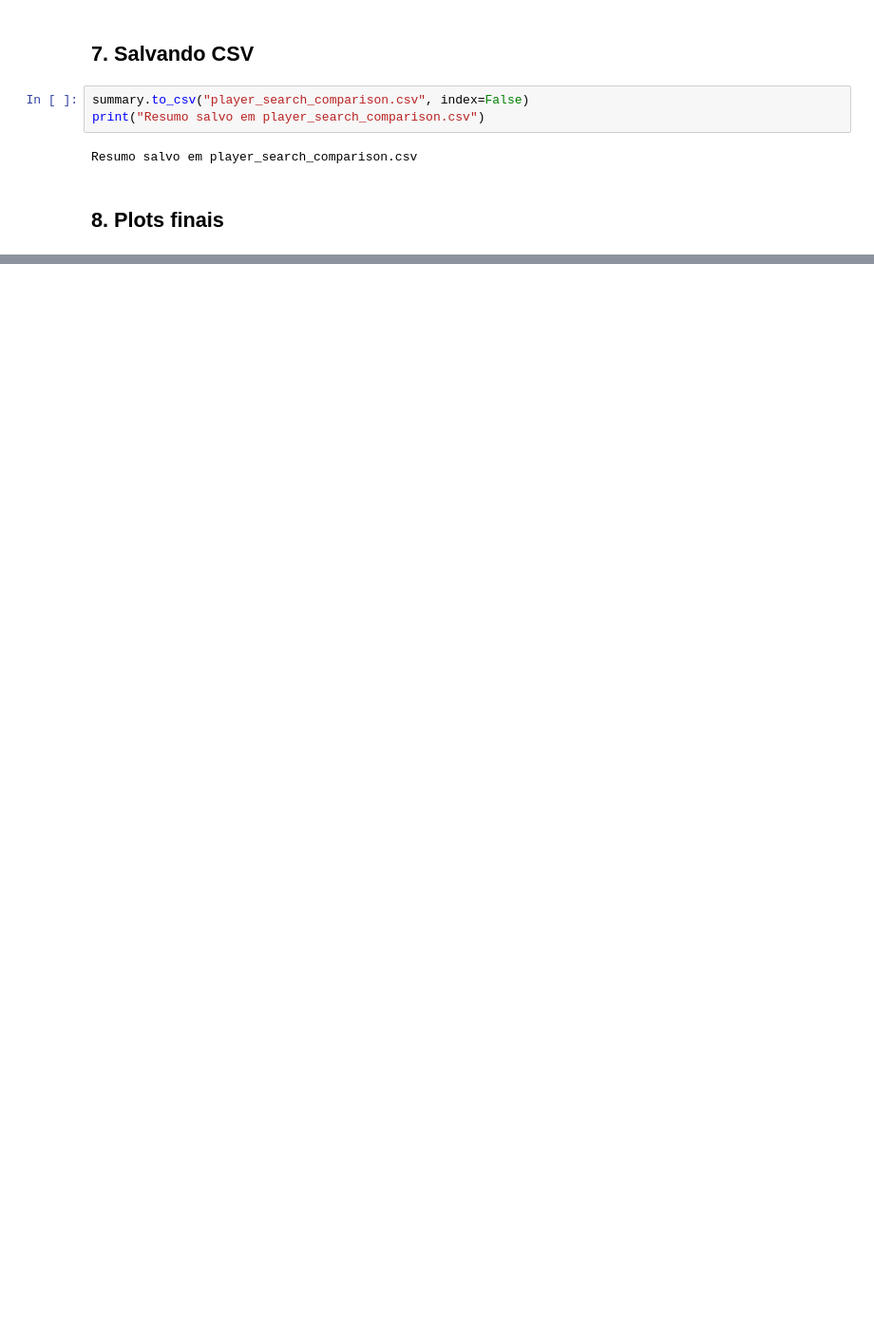
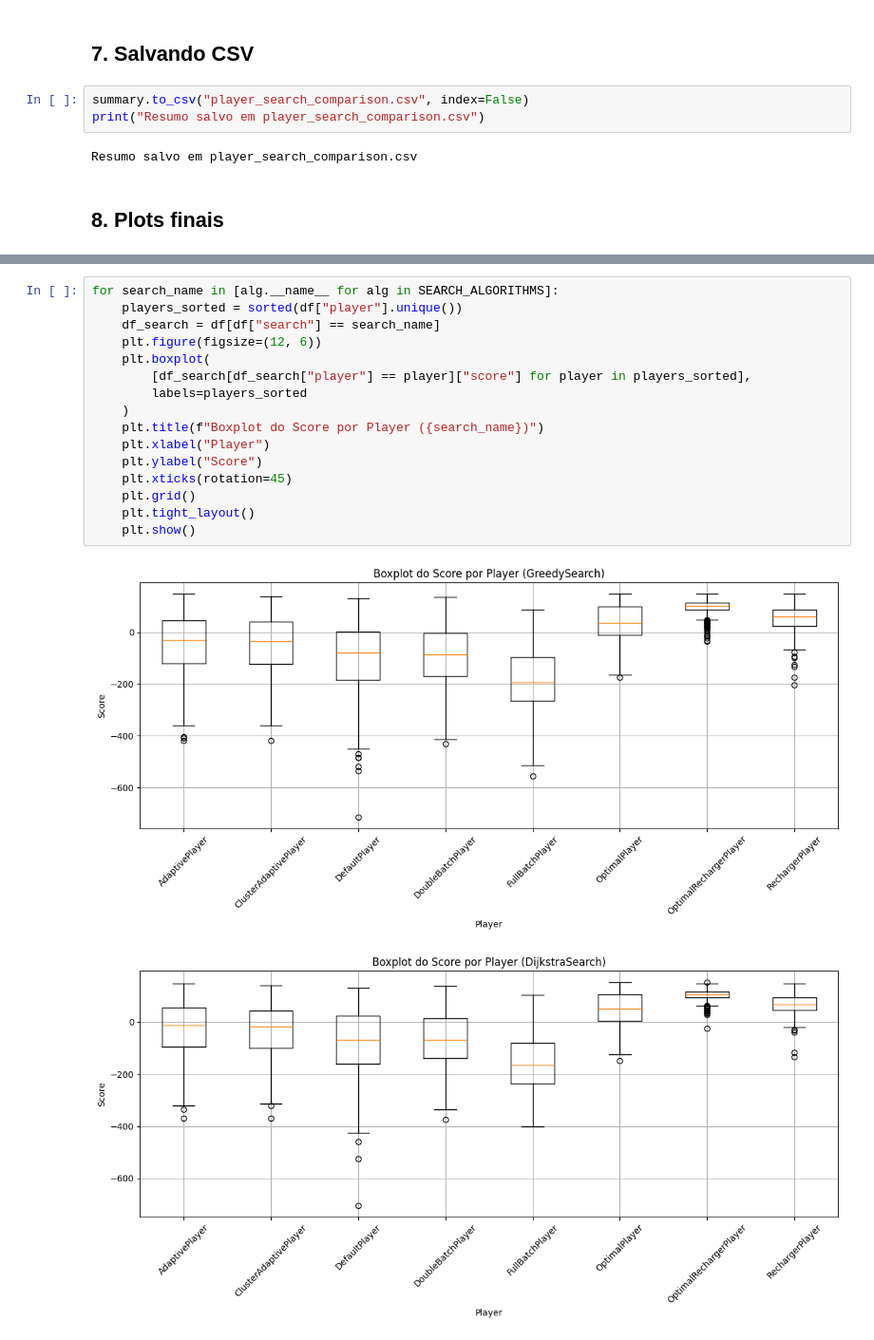
Before and after one commit to Washjr/InteligenciaArtificial, a Jupyter notebook: delivery-bot/analysis.ipynb, the cells around one changed output, grey strips where cells are left out. Shown: that part at 95% size. Drawn from its saved outputs; the diff is of its cells as text; blank space fills up the shorter version.

Commit message:
[ADD] adicionado boxplot para mostrar a distribuição dos valores dos scores e mostrar os outliers

```diff
--- a/delivery-bot/analysis.ipynb
+++ b/delivery-bot/analysis.ipynb
@@ -194,0 +197,19 @@ plot_all(summary)
+# %%
+for search_name in [alg.__name__ for alg in SEARCH_ALGORITHMS]:
+    players_sorted = sorted(df["player"].unique())
+    df_search = df[df["search"] == search_name]
+    plt.figure(figsize=(12, 6))
+    plt.boxplot(
+        [df_search[df_search["player"] == player]["score"] for player in players_sorted],
+        labels=players_sorted
+    )
+    plt.title(f"Boxplot do Score por Player ({search_name})")
+    plt.xlabel("Player")
+    plt.ylabel("Score")
+    plt.xticks(rotation=45)
+    plt.grid()
+    plt.tight_layout()
+    plt.show()
+# %% [output]
+[figure, added]
+[figure, added]
```
Also changed, not shown: parts of 3 cells of this notebook, 2 other files.
